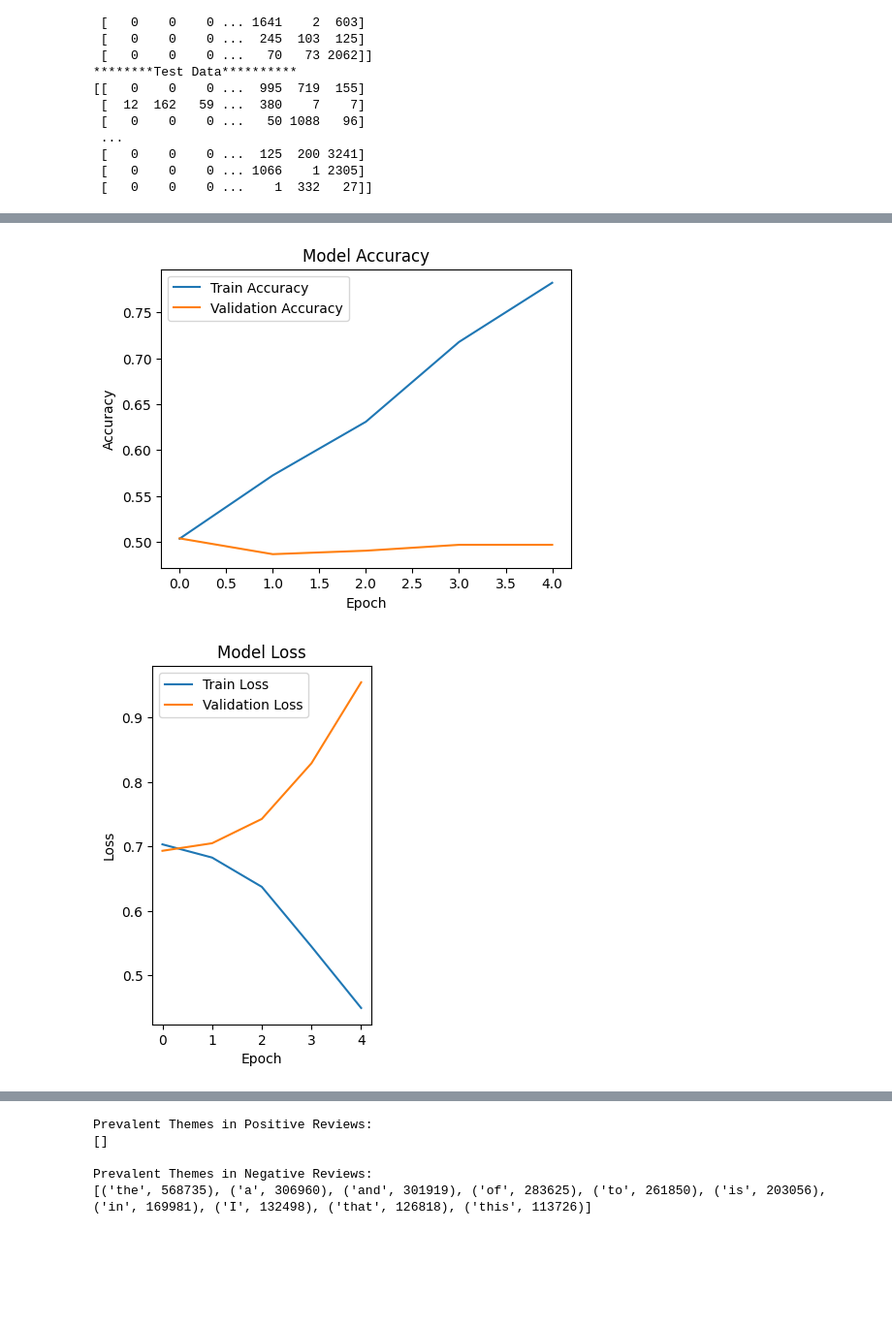
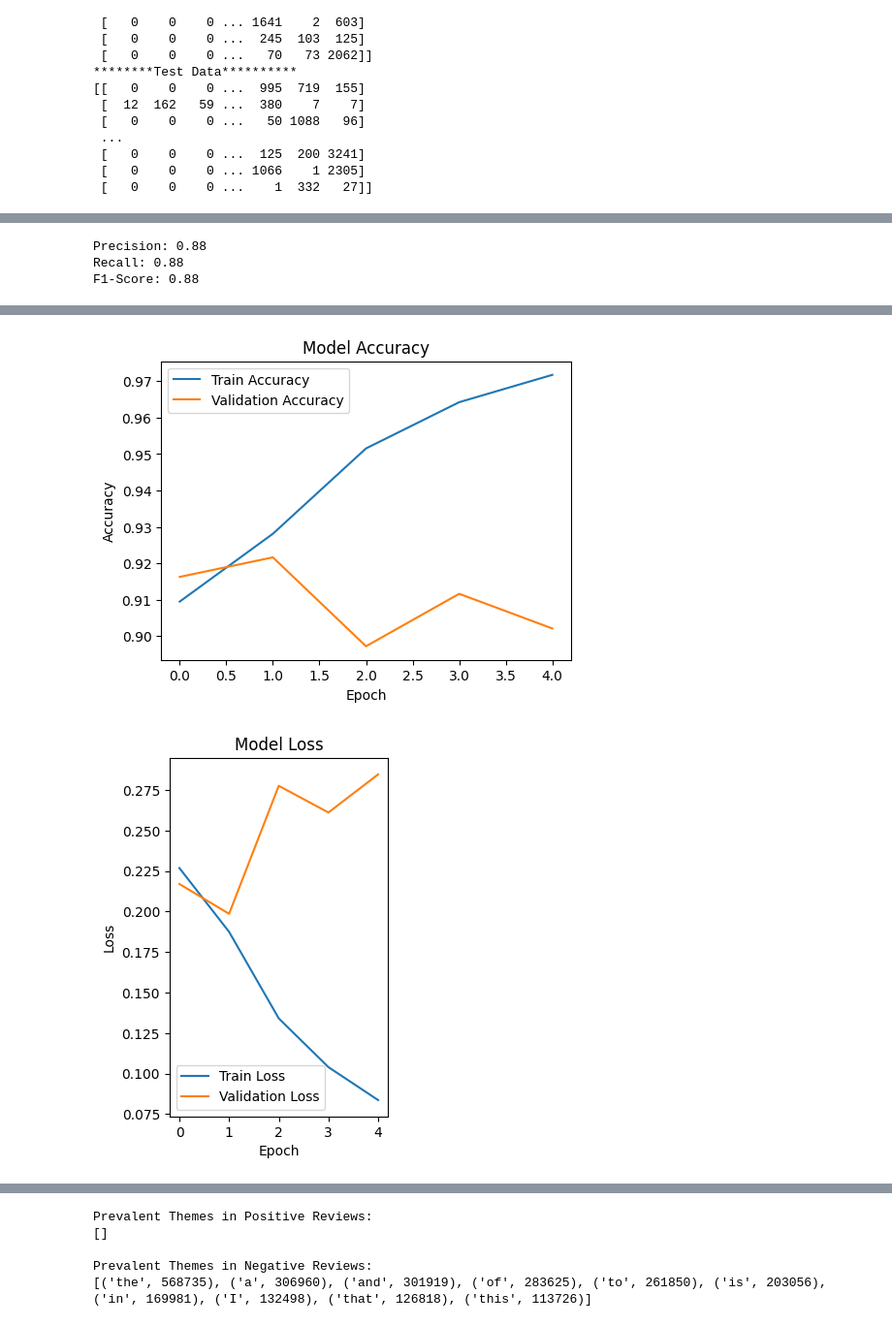
Before and after one commit to Siji-Jaimal/Siji-Jaimal, a Jupyter notebook: IMDb_SA.ipynb, the cells around one changed output, grey strips where cells are left out. Shown: that part at 97% size. Saved outputs shown, nothing was run; the diff lists cells and outputs as text; code cells hidden in the pictures; blank space fills up the shorter version.

```diff
--- a/IMDb_SA.ipynb
+++ b/IMDb_SA.ipynb
@@ -234,0 +352,2 @@ model.compile(optimizer="adam", loss="binary_crossentropy", metrics=["accuracy"]
+# %%
+model.fit(X_train, Y_train, epochs=5, batch_size=64, validation_split=0.2)
@@ -243,8 +375,0 @@ Test Accuracy: 0.8772000074386597
-# %%
-import numpy as np
-
-# Convert X_train and Y_train to NumPy arrays if they aren't already
-X_train = np.array(X_train)
-Y_train = np.array(Y_train)
-
-history = model.fit(X_train, Y_train, epochs=5, batch_size=64, validation_split=0.2)
@@ -262,4 +393,22 @@ Epoch 5/5
+# %%
+# Precision, Recall, and F1-Score
+precision = precision_score(y_true, y_pred, average='weighted')
+recall = recall_score(y_true, y_pred, average='weighted')
+f1 = f1_score(y_true, y_pred, average='weighted')
+
+print(f"Precision: {precision:.2f}")
+print(f"Recall: {recall:.2f}")
+print(f"F1-Score: {f1:.2f}")
+# %% [output]
+Precision: 0.88
+Recall: 0.88
+F1-Score: 0.88
 # %%
+ # Replace 10 with the desired number of epochs
+from sklearn.model_selection import train_test_split
+X_train, X_val, Y_train, Y_val = train_test_split(X_train, Y_train, test_size=0.2, random_state=42) # Adjust test_size and random_state as needed
+
+history = model.fit(X_train, Y_train, epochs=5, validation_data=(X_val, Y_val))
 plt.figure(figsize=(12, 4))
 plt.subplot(1, 2, 1)
 plt.plot(history.history['accuracy'], label='Train Accuracy')
@@ -274,4 +433,4 @@ plt.show()
-[figure, old version]
+[figure, new version]
 # %%
 plt.subplot(1, 2, 2)
 plt.plot(history.history['loss'], label='Train Loss')
@@ -282,6 +441,6 @@ plt.xlabel('Epoch')
 plt.legend()
 plt.show()
 # %% [output]
-[figure, old version]
+[figure, new version]
 # %%
 plt.show()
```
Also changed, not shown: parts of 55 cells of this notebook.
